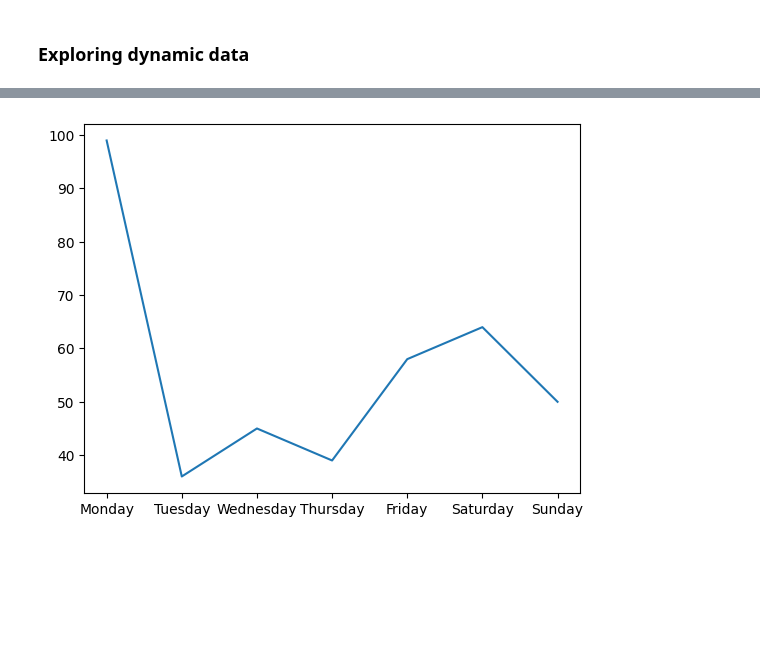
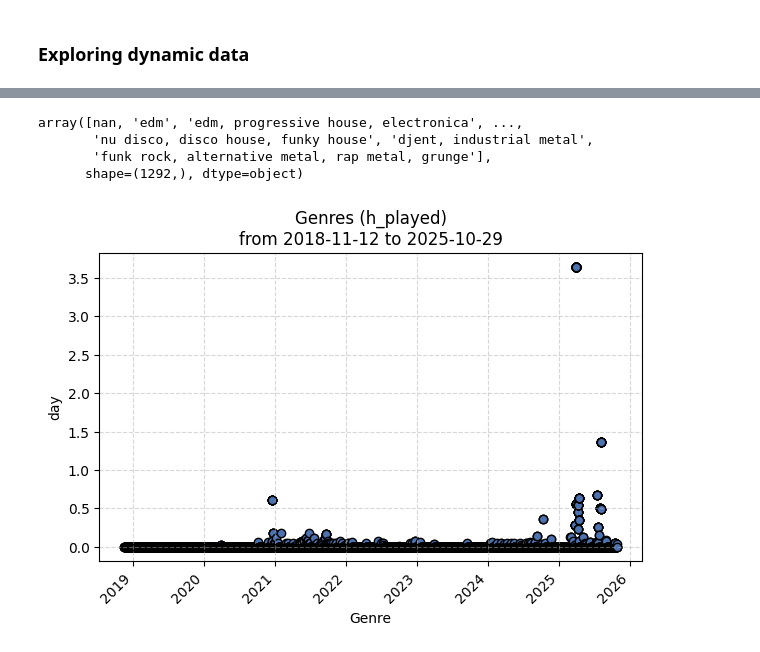
Before and after one commit to Innisvysom2/betterWrapped, a Jupyter notebook: betterWrapped.ipynb, the cells around one changed output, grey strips where cells are left out. Cells and saved outputs as stored; diff of their text form; code cells hidden in the pictures; blank space fills up the shorter version.

```diff
--- a/betterWrapped.ipynb
+++ b/betterWrapped.ipynb
@@ -367,6 +347,0 @@ df_dates_item.sample(3)
-# %%
-rng_dates_filled = full_range = pd.date_range(start=start, end=end, freq="d")
-df_dates_filled = pd.DataFrame(rng_dates_filled)
-df_dates_filled.columns = ["date"]
-df_dates_item_filled = df_dates_filled.merge(df_dates_item, on="date", how="outer").sort_values("date").fillna(0)
-df_dates_item_filled.sample(3)
@@ -378,6 +347,0 @@ df_dates_item_filled.sample(3)
-# %%
-df_dates_item_filled_month = df_dates_item_filled.groupby(df_dates_item_filled["date"].dt.to_period("M"))["count"].sum().reset_index()
-df_dates_item_filled_month.columns = ["month", "count"]
-df_dates_item_filled_year = df_dates_item_filled.groupby(df_dates_item_filled["date"].dt.year)["count"].sum().reset_index()
-df_dates_item_filled_year.columns = ["year", "count"]
-df_dates_item_filled_month.head(3)
@@ -412 +375,23 @@ month_names = {1: "January",
+# %%
+def scatter_plot(x_values, y_values, start, end,
+                 title="Scatter Plot",
+                 x_label="X",
+                 y_label="Y"):
+    fig, ax = plt.subplots(figsize=(7, 4))
+
+    # Punkte zeichnen
+    scatter = ax.scatter(x_values, y_values, color="#4C72B0", edgecolor="black")
+
+    # Titel und Achsenbeschriftungen
+    ax.set_title(f"{title}\nfrom {start.date()} to {end.date()}")
+    ax.set_xlabel(x_label)
+    ax.set_ylabel(y_label)
+
+    plt.setp(ax.get_xticklabels(), rotation=45, ha='right')
+
+    # Grid
+    ax.grid(linestyle="--", alpha=0.5)
+
+    plt.show()
+    return
 # %%
@@ -427,7 +434,20 @@ listening_dates_counted_average_month.head(3)
-# %%
-x = listening_dates_counted_average_weekday["weekday"]
-y = listening_dates_counted_average_weekday["count"]
-plt.plot(x, y)
-plt.show()
-# %% [output]
-[figure, removed]
+# %%
+df["genre"].unique()
+# %% [output]
+array([nan, 'edm', 'edm, progressive house, electronica', ...,
+       'nu disco, disco house, funky house', 'djent, industrial metal',
+       'funk rock, alternative metal, rap metal, grunge'],
+      shape=(1292,), dtype=object)
+# %%
+attribute = "genre" #artist_name, track_name, genre, album_name, country_name, region_name, city_name or platform
+item = ["alternative metal"] #enter an item (or items) contained in attribute
+measuring_value = "h_played" #count, ms_played, s_played, min_played, h_played, d_played
+start = time_scope("first") #"year-month-day" or "first"
+end = time_scope("last") #"year-month-day" or "last"
+format = "day" #average_monthday, average_weekday, average_month, day, month, year
+
+x = get_listening_dates_counted(attribute, item, measuring_value, start, end, format)["date"]
+y = get_listening_dates_counted(attribute, item, measuring_value, start, end, format)[measuring_value]
+scatter_plot(x, y, start, end, f"{dict_att_disp[attribute]}s ({measuring_value})", dict_att_disp[attribute], format)
+# %% [output]
+[figure, added]
```
Also changed, not shown: parts of 15 cells of this notebook.
